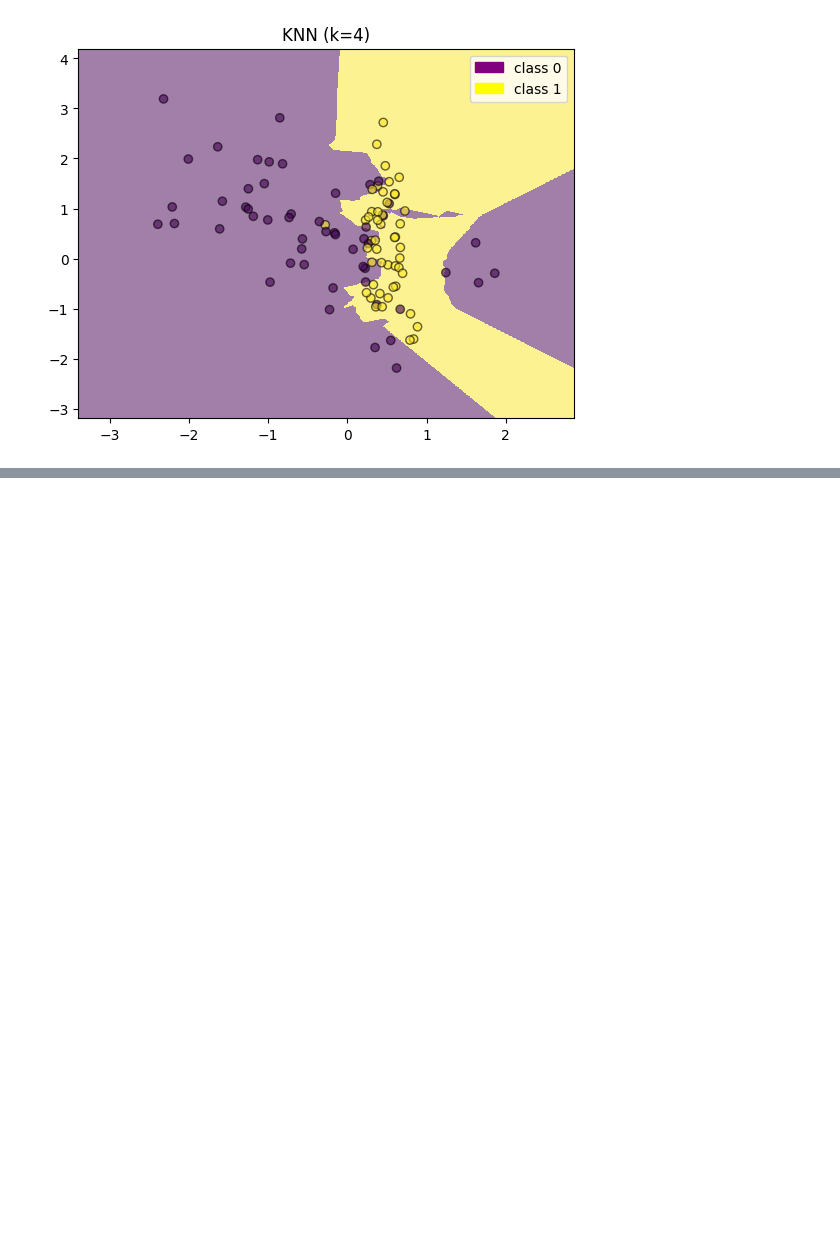
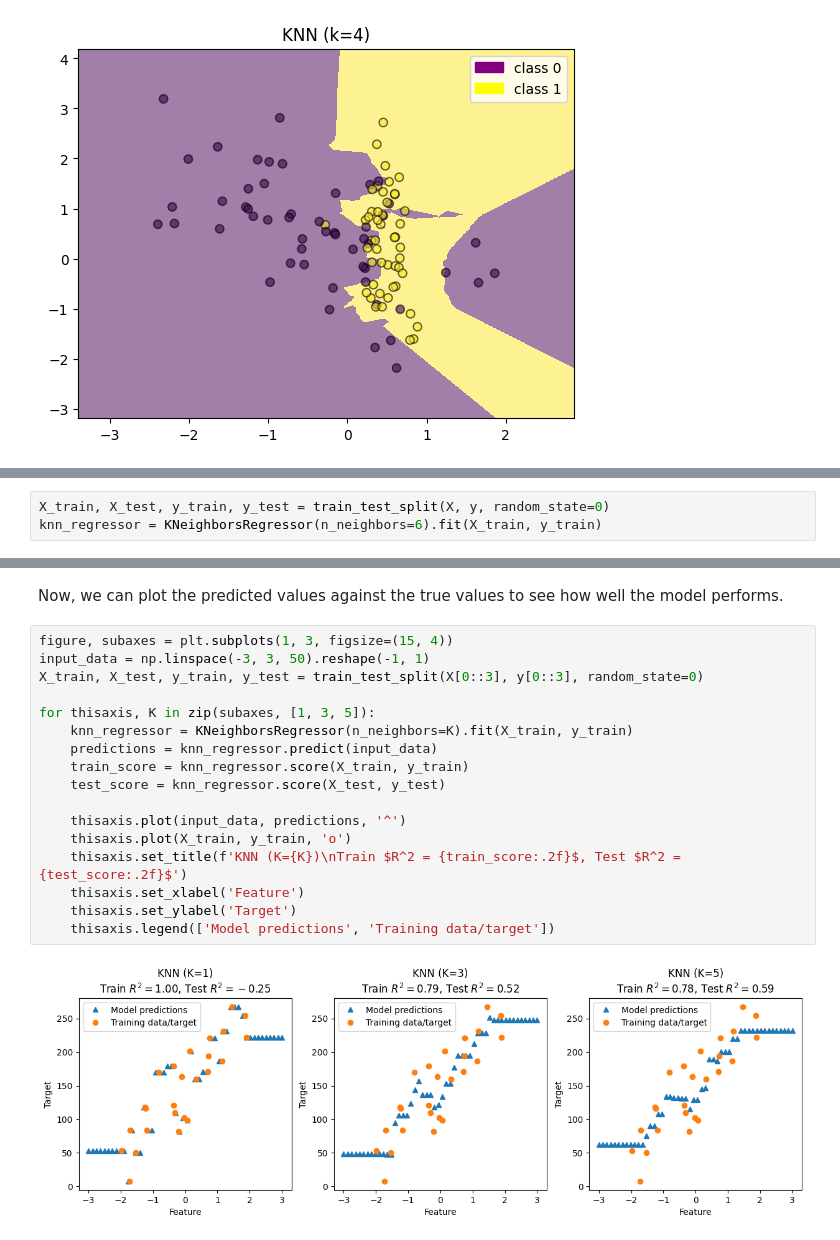
Before and after one commit to yesmanic/Machine_Learning_Models, a Jupyter notebook: K-Nearest Neighbors.ipynb, the cells around one changed output, grey strips where cells are left out. Drawn from its saved outputs; the diff is of its cells as text; blank space fills up the shorter version.

```diff
--- a/K-Nearest Neighbors.ipynb
+++ b/K-Nearest Neighbors.ipynb
@@ -86,0 +105,3 @@ plt.show()
+# %%
+X_train, X_test, y_train, y_test = train_test_split(X, y, random_state=0)
+knn_regressor = KNeighborsRegressor(n_neighbors=6).fit(X_train, y_train)
@@ -86,0 +115,21 @@ plt.show()
+# %% [markdown]
+Now, we can plot the predicted values against the true values to see how well the model performs.
+# %%
+figure, subaxes = plt.subplots(1, 3, figsize=(15, 4))
+input_data = np.linspace(-3, 3, 50).reshape(-1, 1)
+X_train, X_test, y_train, y_test = train_test_split(X[0::3], y[0::3], random_state=0)
+
+for thisaxis, K in zip(subaxes, [1, 3, 5]):
+    knn_regressor = KNeighborsRegressor(n_neighbors=K).fit(X_train, y_train)
+    predictions = knn_regressor.predict(input_data)
+    train_score = knn_regressor.score(X_train, y_train)
+    test_score = knn_regressor.score(X_test, y_test)
+
+    thisaxis.plot(input_data, predictions, '^')
+    thisaxis.plot(X_train, y_train, 'o')
+    thisaxis.set_title(f'KNN (K={K})\nTrain $R^2 = {train_score:.2f}$, Test $R^2 = {test_score:.2f}$')
+    thisaxis.set_xlabel('Feature')
+    thisaxis.set_ylabel('Target')
+    thisaxis.legend(['Model predictions', 'Training data/target'])
+# %% [output]
+[figure, added]
```
Also changed, not shown: parts of 9 cells of this notebook.
